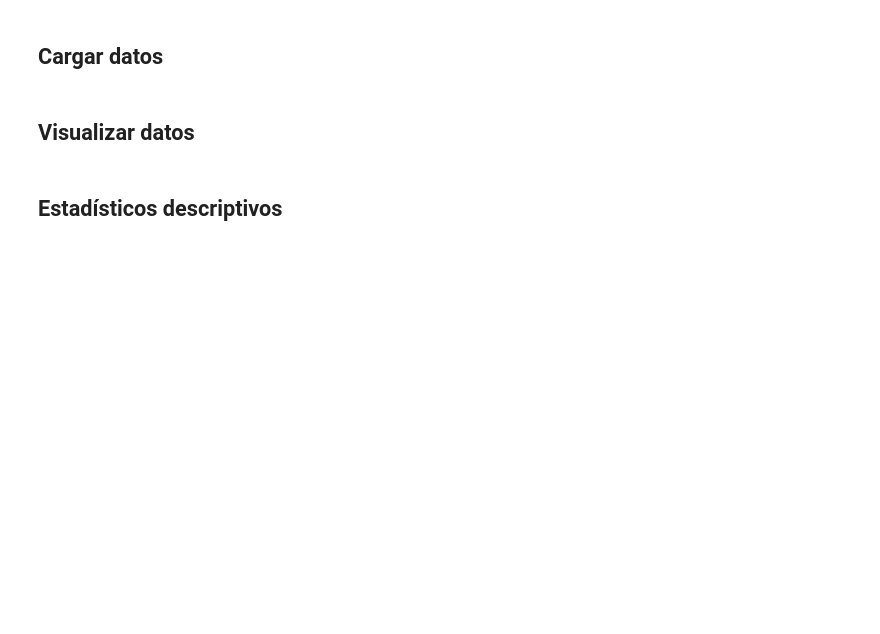
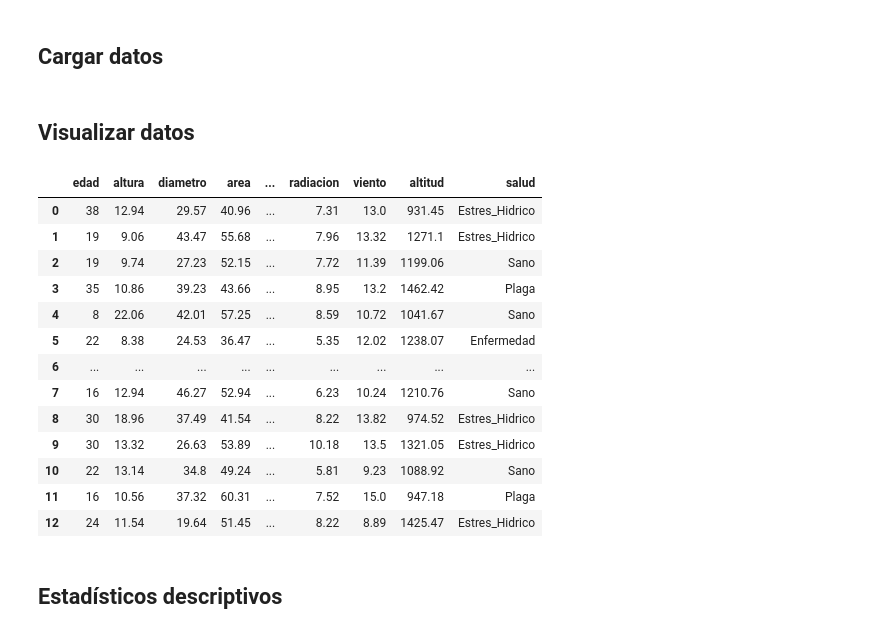
Before and after one commit to rpizarrog/Libro-Aprendizaje-Automatico.-Casos-de-Estudio-con-R-y-Python, a Jupyter notebook: Python NoteBooks/CASO_ARBOLES_DE_CLASIFICACION_RANDOM_FOREST_Y_REGRESION_LOGISTICAS_PARA_DATOS_DE_SALUD_ARBOLES.ipynb, the cells around one changed output. Saved outputs shown, nothing was run; the diff lists cells and outputs as text; code cells hidden in the pictures; blank space fills up the shorter version.

```diff
--- a/Python NoteBooks/CASO_ARBOLES_DE_CLASIFICACION_RANDOM_FOREST_Y_REGRESION_LOGISTICAS_PARA_DATOS_DE_SALUD_ARBOLES.ipynb
+++ b/Python NoteBooks/CASO_ARBOLES_DE_CLASIFICACION_RANDOM_FOREST_Y_REGRESION_LOGISTICAS_PARA_DATOS_DE_SALUD_ARBOLES.ipynb
@@ -60,2 +1445,19 @@ Se cargan librerías, funciones que permiten la adecuada ejecución del caso de
+# %%
+f_visualizar_head_tail_reducido(datos)
+# %% [output]
+|  | edad | altura | diametro | area | ... | radiacion | viento | altitud | salud |
+| 0 | 38 | 12.94 | 29.57 | 40.96 | ... | 7.31 | 13.0 | 931.45 | Estres_Hidrico |
+| 1 | 19 | 9.06 | 43.47 | 55.68 | ... | 7.96 | 13.32 | 1271.1 | Estres_Hidrico |
+| 2 | 19 | 9.74 | 27.23 | 52.15 | ... | 7.72 | 11.39 | 1199.06 | Sano |
+| 3 | 35 | 10.86 | 39.23 | 43.66 | ... | 8.95 | 13.2 | 1462.42 | Plaga |
+| 4 | 8 | 22.06 | 42.01 | 57.25 | ... | 8.59 | 10.72 | 1041.67 | Sano |
+| 5 | 22 | 8.38 | 24.53 | 36.47 | ... | 5.35 | 12.02 | 1238.07 | Enfermedad |
+| 6 | ... | ... | ... | ... | ... | ... | ... | ... | ... |
+| 7 | 16 | 12.94 | 46.27 | 52.94 | ... | 6.23 | 10.24 | 1210.76 | Sano |
+| 8 | 30 | 18.96 | 37.49 | 41.54 | ... | 8.22 | 13.82 | 974.52 | Estres_Hidrico |
+| 9 | 30 | 13.32 | 26.63 | 53.89 | ... | 10.18 | 13.5 | 1321.05 | Estres_Hidrico |
+| 10 | 22 | 13.14 | 34.8 | 49.24 | ... | 5.81 | 9.23 | 1088.92 | Sano |
+| 11 | 16 | 10.56 | 37.32 | 60.31 | ... | 7.52 | 15.0 | 947.18 | Plaga |
+| 12 | 24 | 11.54 | 19.64 | 51.45 | ... | 8.22 | 8.89 | 1425.47 | Estres_Hidrico |
 # %% [markdown]
 ## Estadísticos descriptivos
```
Also changed, not shown: parts of 11 cells of this notebook.
